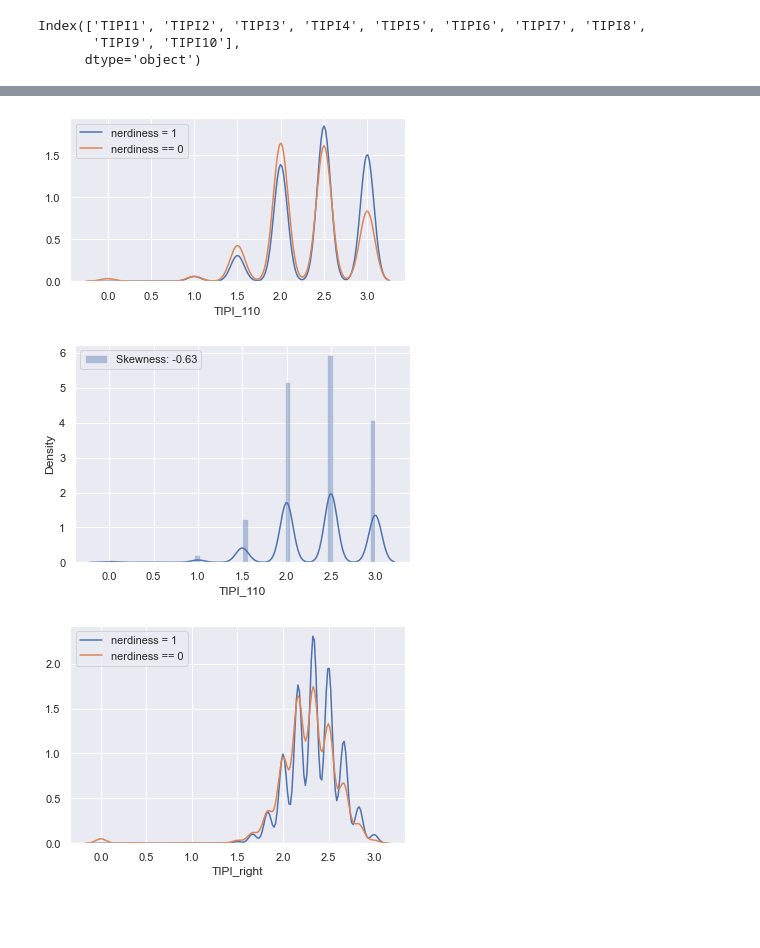
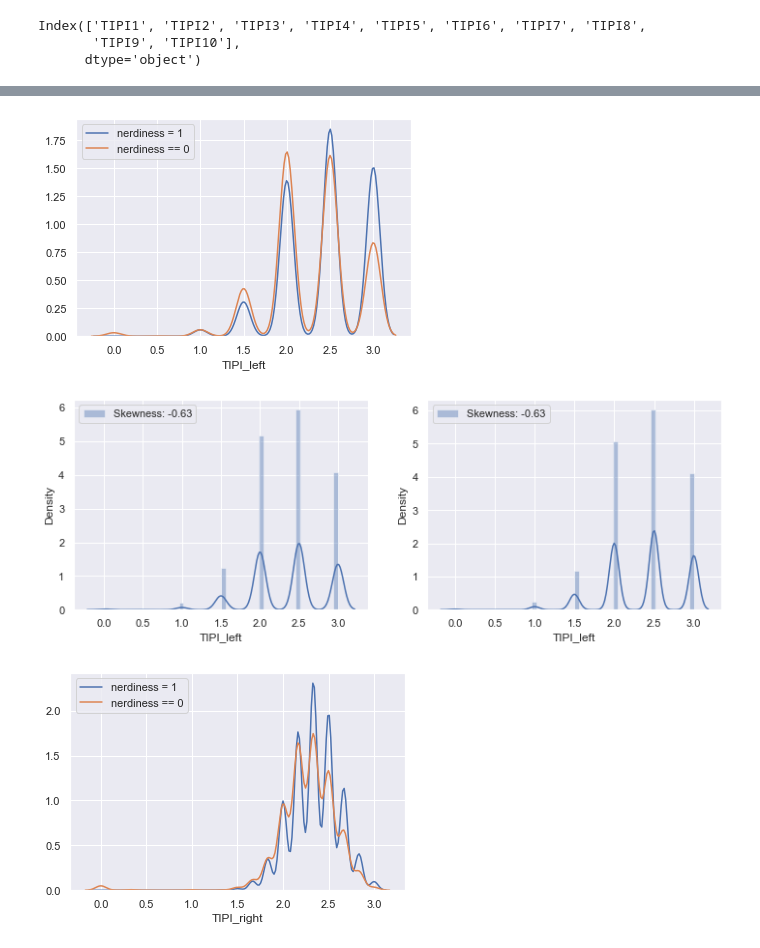
Before and after one commit to Seokii/2022_SWAI_Qualifiers, a Jupyter notebook: notebooks/minseok.ipynb, the cells around one changed output, grey strips where cells are left out. Cells and saved outputs as stored; diff of their text form; code cells hidden in the pictures; blank space fills up the shorter version.

```diff
--- a/notebooks/minseok.ipynb
+++ b/notebooks/minseok.ipynb
@@ -321,6 +333,19 @@ train_tipis_left.replace(1, 1000, inplace=True)
 train_tipis_left.replace(10, 1, inplace=True)
 train_tipis_left.replace(100, 2, inplace=True)
 train_tipis_left.replace(1000, 3, inplace=True)
+
+test_tipis_left.replace(5, 10, inplace=True)
+test_tipis_left.replace(4, 10, inplace=True)
+test_tipis_left.replace(3, 100, inplace=True)
+test_tipis_left.replace(2, 1000, inplace=True)
+test_tipis_left.replace(1, 1000, inplace=True)
+test_tipis_left.replace(10, 1, inplace=True)
+test_tipis_left.replace(100, 2, inplace=True)
+test_tipis_left.replace(1000, 3, inplace=True)
+
+train_tipis_left['TIPI_left'] = train_tipis_left.sum(axis=1)
+train_tipis_left['TIPI_left'] = train_tipis_left['TIPI_left'] / 2
+test_tipis_left['TIPI_left'] = test_tipis_left.sum(axis=1)
+test_tipis_left['TIPI_left'] = test_tipis_left['TIPI_left'] / 2
+
+train_tipis_left = pd.concat([train_tipis_left, train[train.columns[68]]], axis=1)
-# %%
-train_tipis_left['TIPI_left'] = train_tipis_left.sum(axis=1)
-train_tipis_left['TIPI_left'] = train_tipis_left['TIPI_110'] / 2
@@ -329,18 +352,21 @@ train_tipis_left = pd.concat([train_tipis_left, train[train.columns[68]]], axis=
 # %%
-f, ax = plt.subplots(1, 1, figsize=(6,3))
+f, ax = plt.subplots(1, 1, figsize=(6,4))
 sns.kdeplot(train_tipis_left[train_tipis_left['nerdiness'] == 1]['TIPI_left'], ax=ax)
 sns.kdeplot(train_tipis_left[train_tipis_left['nerdiness'] == 0]['TIPI_left'], ax=ax)
 plt.legend(['nerdiness = 1', 'nerdiness == 0'])
 plt.ylabel('')
 plt.show()
 # %% [output]
-[figure, old version]
+[figure, new version]
 # %%
-f, ax = plt.subplots(1, 1, figsize=(6,4))
-g = sns.distplot(train_tipis_left['TIPI_left'], color='b', label='Skewness: {:.2f}'.format(train_tipis_left['TIPI_left'].skew()), ax=ax)
+f, ax = plt.subplots(1, 2, figsize=(12,4))
+g = sns.distplot(train_tipis_left['TIPI_left'], color='b', label='Skewness: {:.2f}'.format(train_tipis_left['TIPI_left'].skew()), ax=ax[0])
 g = g.legend(loc='best')
+
+g = sns.distplot(test_tipis_left['TIPI_left'], color='b', label='Skewness: {:.2f}'.format(test_tipis_left['TIPI_left'].skew()), ax=ax[1])
+g = g.legend(loc='best')
 # %% [output]
-[figure, old version]
+[figure, new version]
 # %%
 train_tipis_right.replace(2, 1, inplace=True)
 train_tipis_right.replace(3, 2, inplace=True)
```
Also changed, not shown: parts of 48 cells of this notebook.
